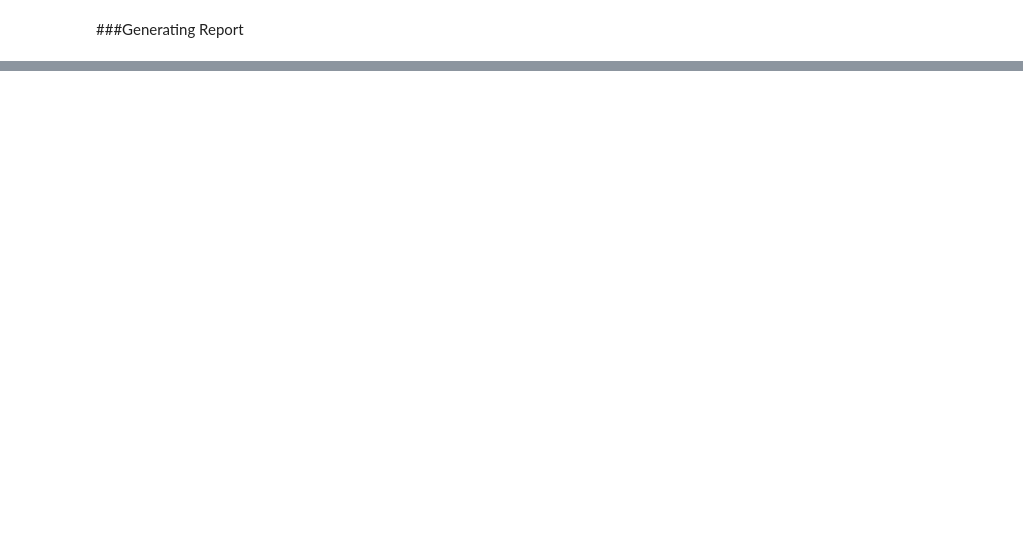
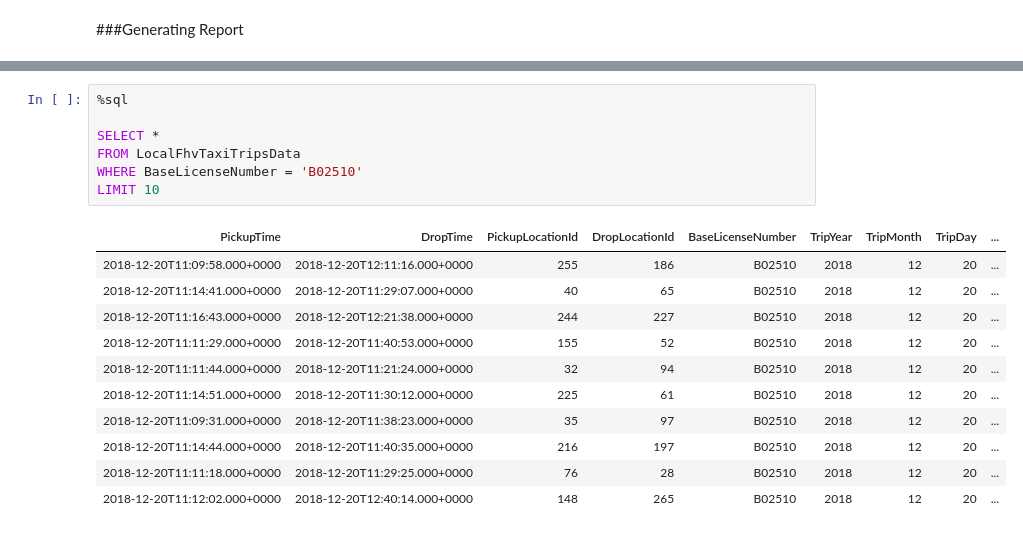
Before and after one commit to santhoshraj2960/AzureDatabricksLearn, a Jupyter notebook: notebooks/PluralsightDemo/ExtractFHVData.ipynb, the cells around one changed output, grey strips where cells are left out. Saved outputs shown, nothing was run; the diff lists cells and outputs as text; blank space fills up the shorter version.

```diff
--- a/notebooks/PluralsightDemo/ExtractFHVData.ipynb
+++ b/notebooks/PluralsightDemo/ExtractFHVData.ipynb
@@ -276,0 +452,19 @@ fhv_trips_report = fhv_trips_data_with_bases_df \
+# %%
+%sql
+
+SELECT *
+FROM LocalFhvTaxiTripsData
+WHERE BaseLicenseNumber = 'B02510'
+LIMIT 10
+# %% [output]
+| PickupTime | DropTime | PickupLocationId | DropLocationId | BaseLicenseNumber | TripYear | TripMonth | TripDay | ... |
+| 2018-12-20T11:09:58.000+0000 | 2018-12-20T12:11:16.000+0000 | 255 | 186 | B02510 | 2018 | 12 | 20 | ... |
+| 2018-12-20T11:14:41.000+0000 | 2018-12-20T11:29:07.000+0000 | 40 | 65 | B02510 | 2018 | 12 | 20 | ... |
+| 2018-12-20T11:16:43.000+0000 | 2018-12-20T12:21:38.000+0000 | 244 | 227 | B02510 | 2018 | 12 | 20 | ... |
+| 2018-12-20T11:11:29.000+0000 | 2018-12-20T11:40:53.000+0000 | 155 | 52 | B02510 | 2018 | 12 | 20 | ... |
+| 2018-12-20T11:11:44.000+0000 | 2018-12-20T11:21:24.000+0000 | 32 | 94 | B02510 | 2018 | 12 | 20 | ... |
+| 2018-12-20T11:14:51.000+0000 | 2018-12-20T11:30:12.000+0000 | 225 | 61 | B02510 | 2018 | 12 | 20 | ... |
+| 2018-12-20T11:09:31.000+0000 | 2018-12-20T11:38:23.000+0000 | 35 | 97 | B02510 | 2018 | 12 | 20 | ... |
+| 2018-12-20T11:14:44.000+0000 | 2018-12-20T11:40:35.000+0000 | 216 | 197 | B02510 | 2018 | 12 | 20 | ... |
+| 2018-12-20T11:11:18.000+0000 | 2018-12-20T11:29:25.000+0000 | 76 | 28 | B02510 | 2018 | 12 | 20 | ... |
+| 2018-12-20T11:12:02.000+0000 | 2018-12-20T12:40:14.000+0000 | 148 | 265 | B02510 | 2018 | 12 | 20 | ... |
```
Also changed, not shown: parts of 9 cells of this notebook.
